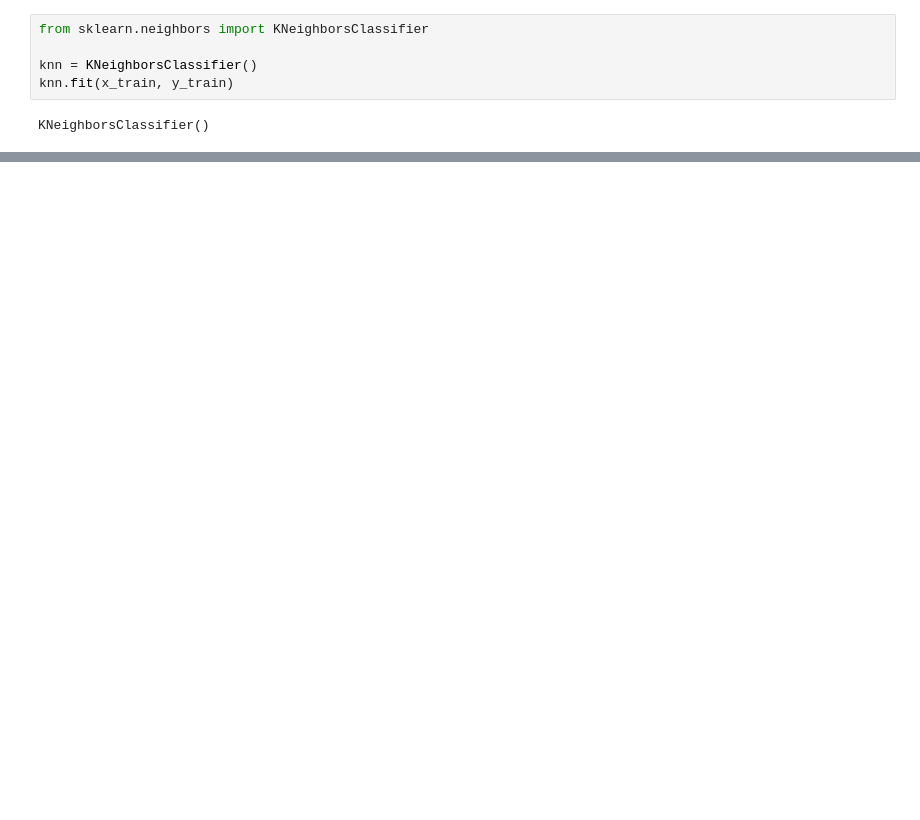
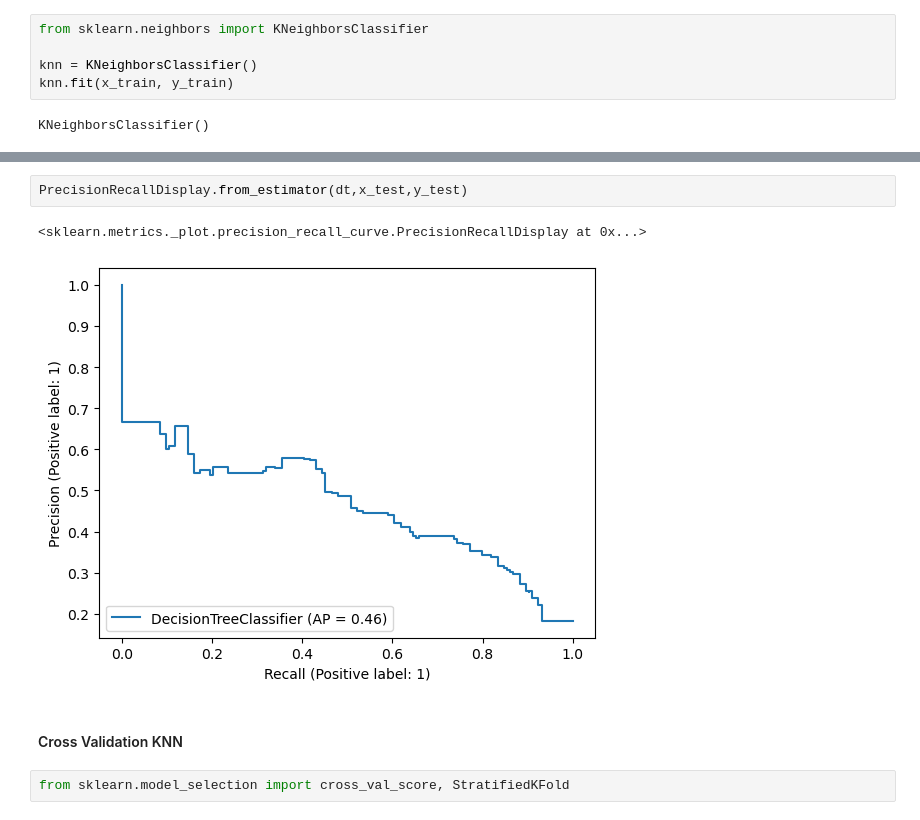
Before and after one commit to ErenZs/Capstone-Modul-3, a Jupyter notebook: Capstone 3 (Eren Zosa).ipynb, the cells around one changed output, grey strips where cells are left out. Saved outputs shown, nothing was run; the diff lists cells and outputs as text; blank space fills up the shorter version.

```diff
--- a/Capstone 3 (Eren Zosa).ipynb
+++ b/Capstone 3 (Eren Zosa).ipynb
@@ -207,0 +299,9 @@ print(dt_test)
+# %%
+PrecisionRecallDisplay.from_estimator(dt,x_test,y_test)
+# %% [output]
+<sklearn.metrics._plot.precision_recall_curve.PrecisionRecallDisplay at 0x...>
+[figure, added]
+# %% [markdown]
+#### Cross Validation KNN
+# %%
+from sklearn.model_selection import cross_val_score, StratifiedKFold
```
Also changed, not shown: parts of 27 cells of this notebook.
